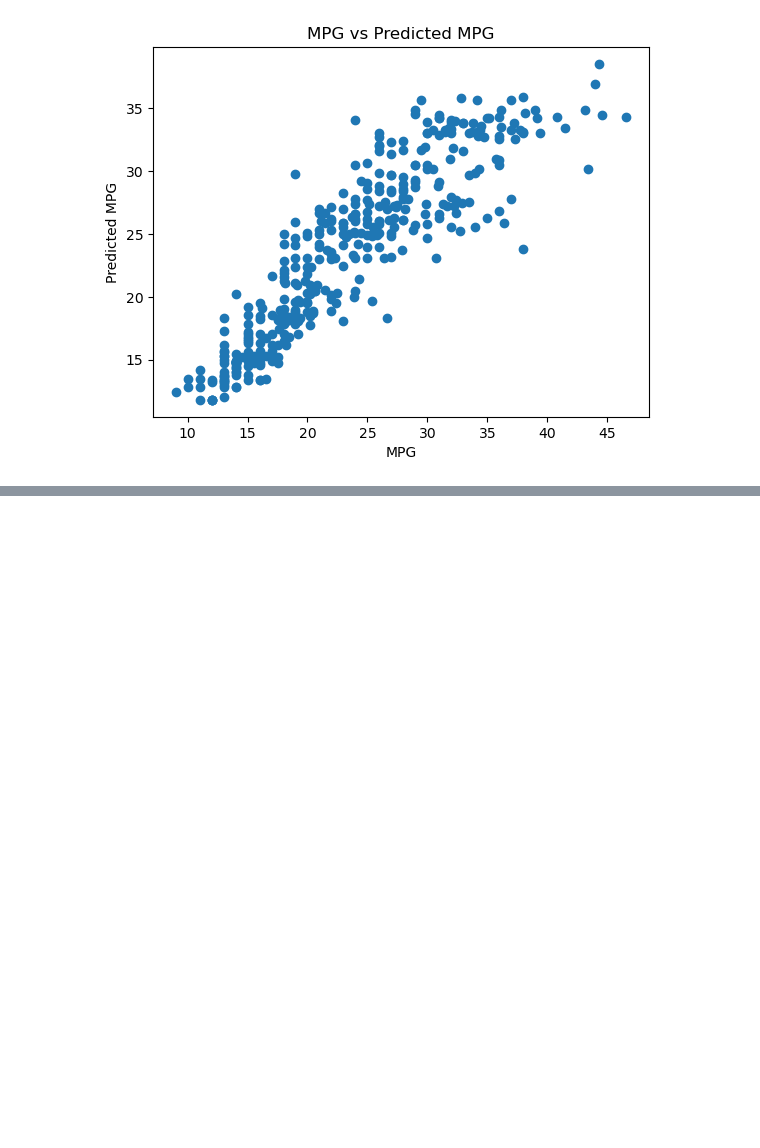
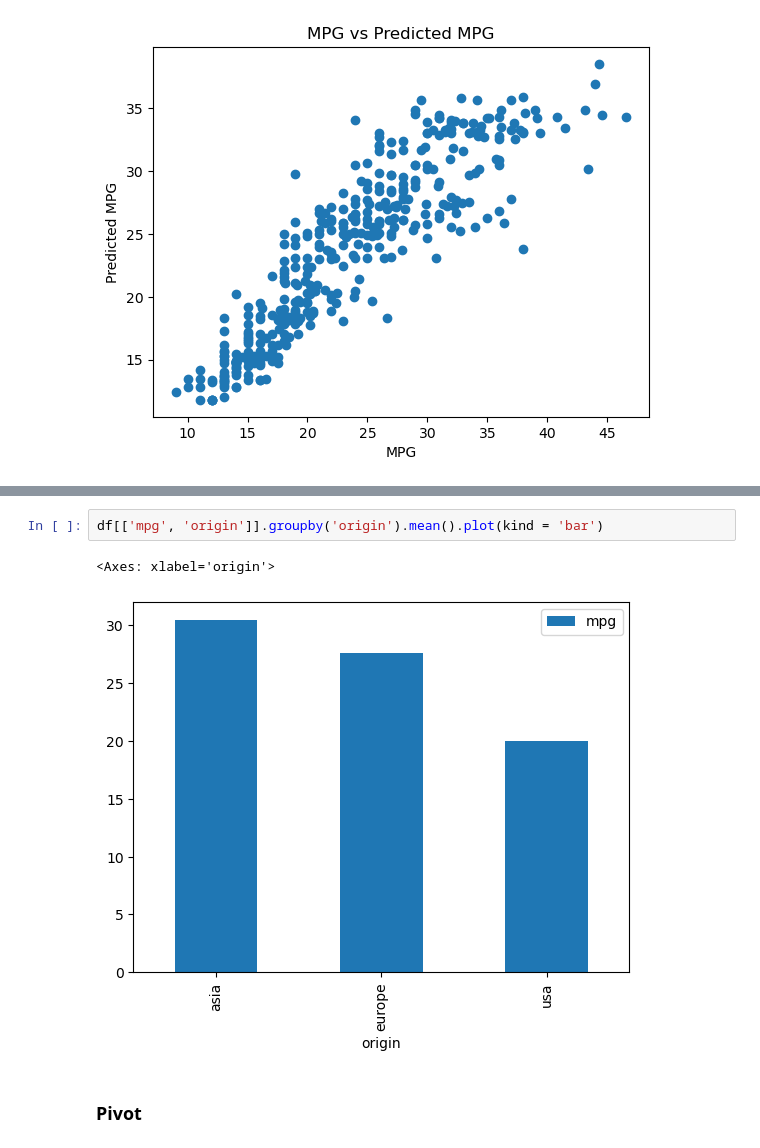
Before and after one commit to get-to-work-together/Python-Data-Analyse-Defensie, a Jupyter notebook: 2023-09 Training/mtcars.ipynb, the cells around one changed output, grey strips where cells are left out. Saved outputs shown, nothing was run; the diff lists cells and outputs as text; blank space fills up the shorter version.

```diff
--- a/2023-09 Training/mtcars.ipynb
+++ b/2023-09 Training/mtcars.ipynb
@@ -448,0 +471,7 @@ plt.show()
+# %%
+df[['mpg', 'origin']].groupby('origin').mean().plot(kind = 'bar')
+# %% [output]
+<Axes: xlabel='origin'>
+[figure, added]
+# %% [markdown]
+### Pivot
```
Also changed, not shown: parts of 13 cells of this notebook, 1 other file.
